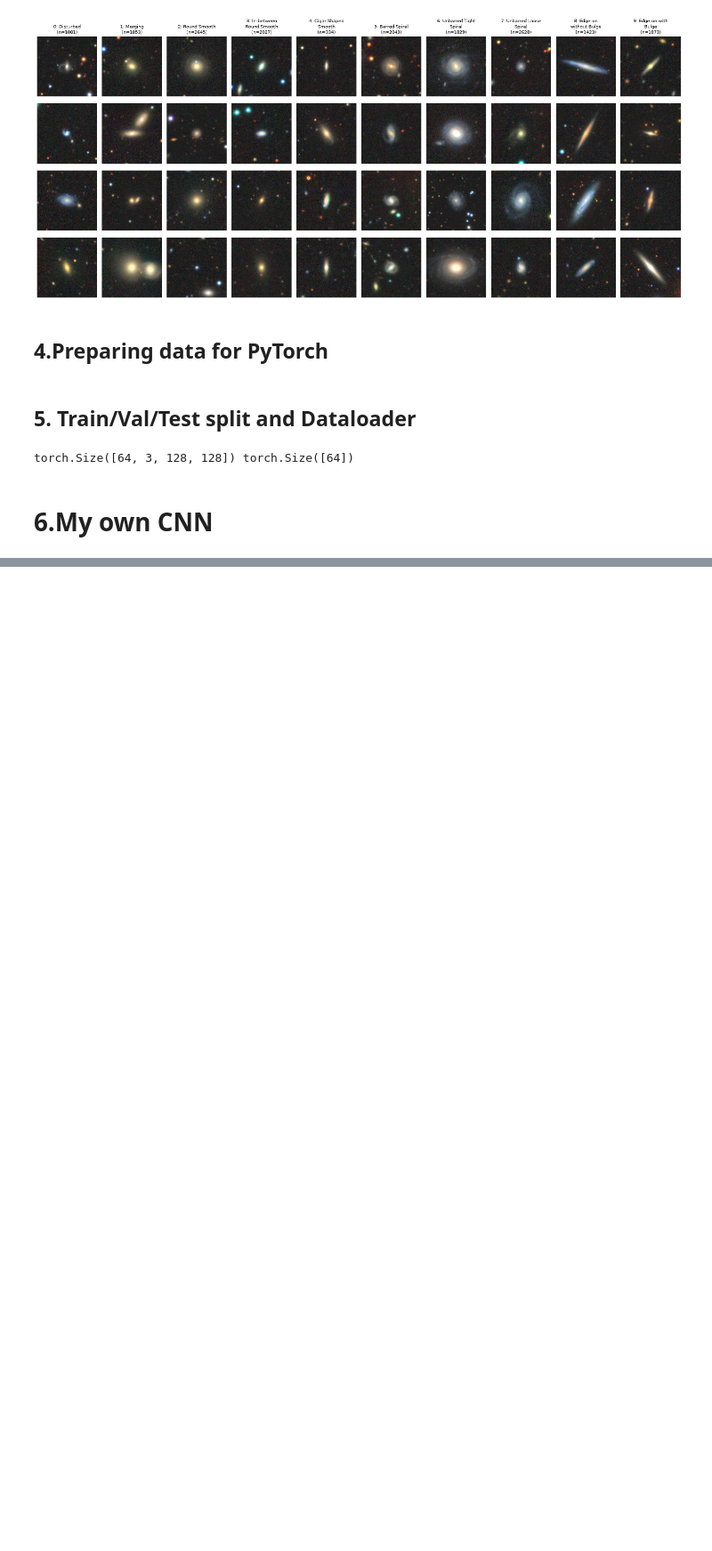
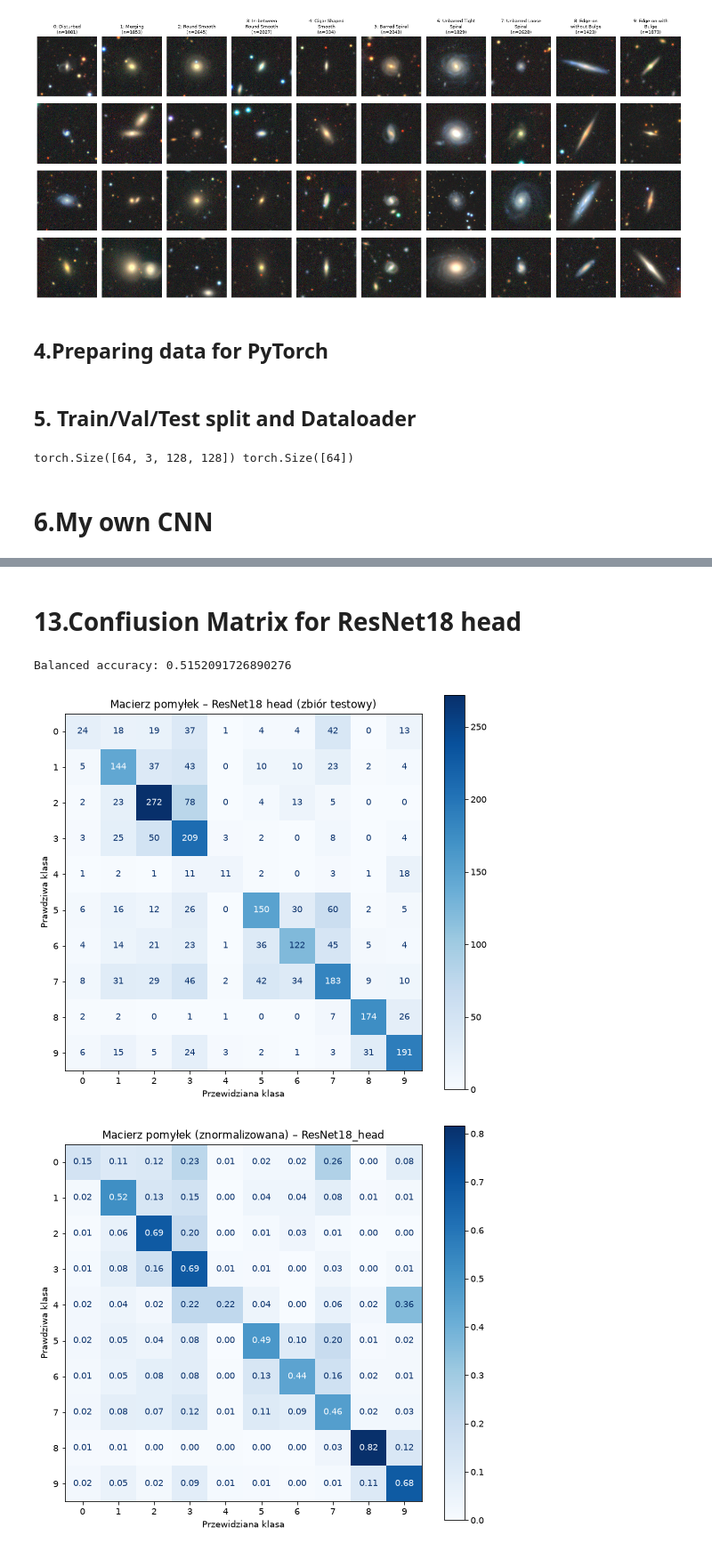
Before and after one commit to BartekSzk123/experiment-CNN-UGP, a Jupyter notebook: notebook.ipynb, the cells around one changed output, grey strips where cells are left out. Shown at 89% size. Saved outputs shown, nothing was run; the diff lists cells and outputs as text; code cells hidden in the pictures; blank space fills up the shorter version.

Commit message:
feat: add ResNet18 models and augmentaion to baseline CNN

```diff
--- a/notebook.ipynb
+++ b/notebook.ipynb
@@ -300,0 +363,25 @@ Balanced accuracy: 0.6973067338752342
+# %%
+n_epochs = 10
+
+best_resnet_val_loss = float("inf")
+best_resnet_state = None
+
+start = time.perf_counter()
+
+for epoch in range(n_epochs):
+    train_loss = train_one_epoch(resnet_model, resnet_train_loader,
+                                 optimizer,loss_fn,device,frozen_backbone=True)
+
+    val_result = evaluate(resnet_model, resnet_val_loader, loss_fn, device)
+    print("ResNet18", epoch + 1, train_loss, val_result)
+
+    if val_result["loss"] < best_resnet_val_loss:
+        best_resnet_val_loss = val_result["loss"]
+        best_resnet_state = deepcopy(resnet_model.state_dict())
+
+resnet_training_time = time.perf_counter() - start
+resnet_model.load_state_dict(best_resnet_state)
+print("Parameters:", count_parameters(resnet_model))
+print("Learning time:", resnet_training_time)
+print("Test result:", evaluate(resnet_model, resnet_test_loader, loss_fn, device))
+torch.save(resnet_model.state_dict(), results_dir / "resnet18_frozen_backbone.pt")
@@ -300,0 +402,26 @@ Balanced accuracy: 0.6973067338752342
+# %% [markdown]
+# 13.Confiusion Matrix for ResNet18 head
+# %%
+y_true_resnet, y_pred_resnet = predict(resnet_model, resnet_test_loader, device)
+print("Balanced accuracy:", balanced_accuracy_score(y_true_resnet, y_pred_resnet))
+
+fig, ax = plt.subplots(figsize=(9, 8))
+ConfusionMatrixDisplay.from_predictions(y_true_resnet, y_pred_resnet, cmap="Blues", ax=ax)
+ax.set_xlabel("Przewidziana klasa")
+ax.set_ylabel("Prawdziwa klasa")
+ax.set_title("Macierz pomyłek – ResNet18 head (zbiór testowy)")
+fig.savefig(results_dir / "confusion_matrix_ResNet18_head.png", dpi=150, bbox_inches="tight")
+plt.show()
+
+fig, ax = plt.subplots(figsize=(9, 8))
+ConfusionMatrixDisplay.from_predictions(y_true_resnet, y_pred_resnet, normalize="true",
+                                        values_format=".2f", cmap="Blues", ax=ax)
+ax.set_xlabel("Przewidziana klasa")
+ax.set_ylabel("Prawdziwa klasa")
+ax.set_title("Macierz pomyłek (znormalizowana) – ResNet18_head")
+fig.savefig(results_dir / "confusion_matrix_ResNet18_head_normalized.png", dpi=150, bbox_inches="tight")
+plt.show()
+# %% [output]
+Balanced accuracy: 0.5152091726890276
+[figure, added]
+[figure, added]
```
Also changed, not shown: parts of 22 cells of this notebook, 6 other files.
